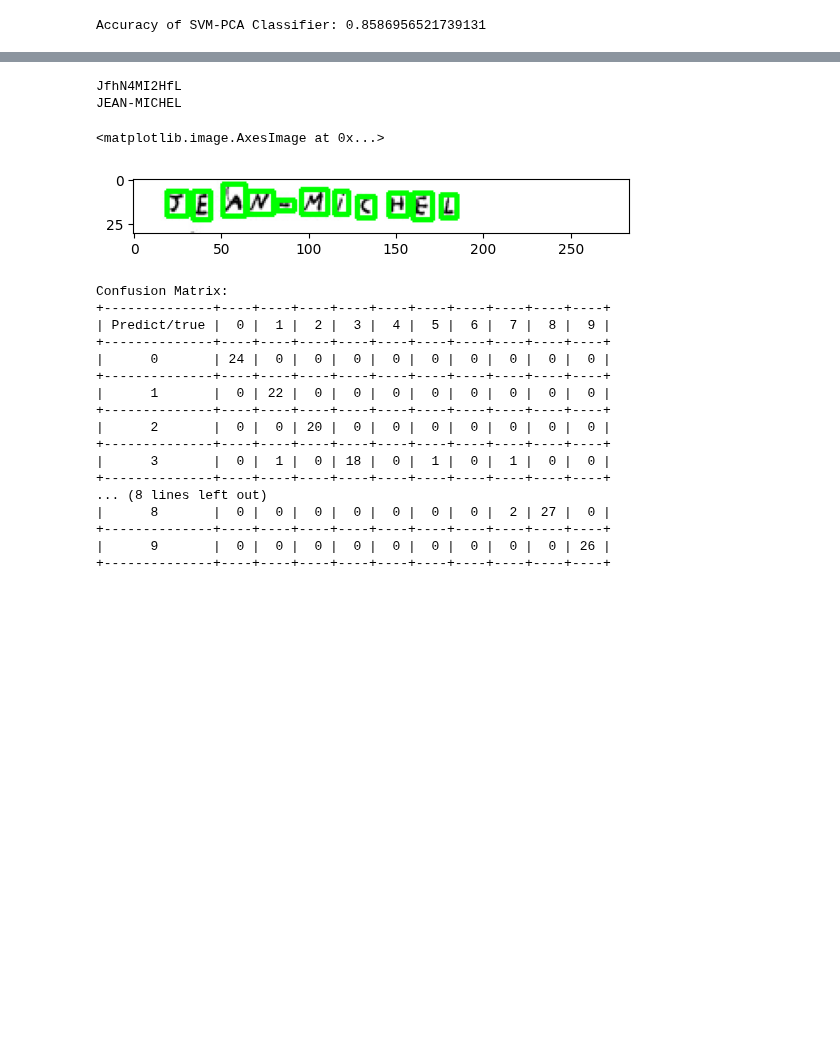
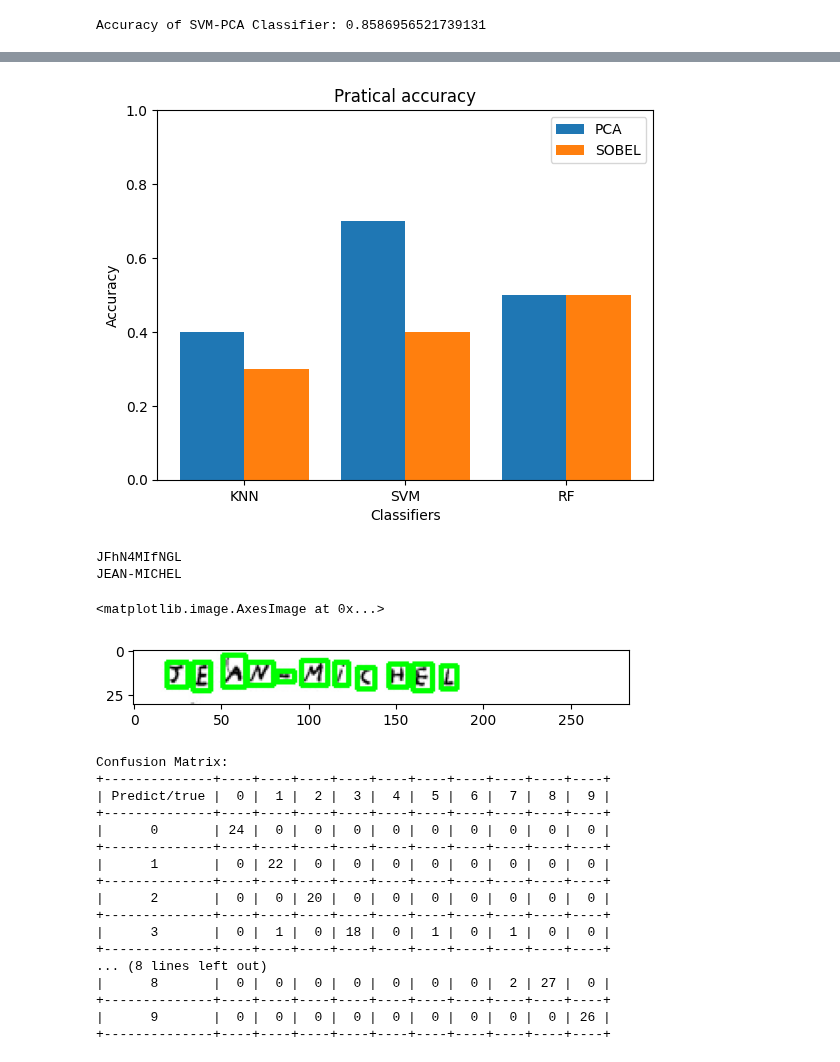
Before and after one commit to kareemotafy/AIProject, a Jupyter notebook: OCR.ipynb, the cells around one changed output, grey strips where cells are left out. Drawn from its saved outputs; the diff is of its cells as text; code cells hidden in the pictures; blank space fills up the shorter version.

```diff
--- a/OCR.ipynb
+++ b/OCR.ipynb
@@ -132,5 +177,25 @@ Area Under the Curve (AUC) for SVM-Sobel classifier: 0.9945618459379817
+# %%
+X = ['KNN','SVM','RF']
+PCA = [0.4,0.7,0.5]
+SOBEL = [0.3,0.4,0.5]
+
+X_axis = np.arange(len(X))
+
+plt.bar(X_axis - 0.2, PCA, 0.4, label = 'PCA' )
+plt.bar(X_axis + 0.2, SOBEL, 0.4, label = 'SOBEL')
+
+plt.ylim(0, 1)
+
+plt.xticks(X_axis, X)
+plt.xlabel("Classifiers")
+plt.ylabel("Accuracy")
+plt.title("Pratical accuracy")
+plt.legend()
+plt.show()
+# %% [output]
+[figure, added]
 # %%
-model = pca_svm_classifier
+model = sobel_rf_model
 
 def sort_contours(cnts, method="left-to-right"):
     reverse = False
@@ -163,8 +228,8 @@ def get_letters(img):
         roi = gray[y : y + h, x : x + w]
         thresh = cv2.threshold(roi, 0, 255, cv2.THRESH_BINARY_INV | cv2.THRESH_OTSU)[1]
         thresh = cv2.resize(thresh, (image_size,image_size))
-        thresh = pca.transform([flatten_image(thresh)])
-        # thresh =  [flatten_image(apply_sobel(thresh))]
+        # thresh = pca.transform([flatten_image(thresh)])
+        thresh =  [flatten_image(apply_sobel(thresh))]
         ypred = model.predict(thresh)
         [x] = ypred
         letters.append(x)
@@ -201,7 +266,7 @@ print(transform_string(word))
 print("JEAN-MICHEL")
 plt.imshow(image)
 # %% [output]
-JfhN4MI2HfL
+JFhN4MIfNGL
 JEAN-MICHEL
 <matplotlib.image.AxesImage at 0x...>
 [figure]
```
Also changed, not shown: parts of 8 cells of this notebook.
